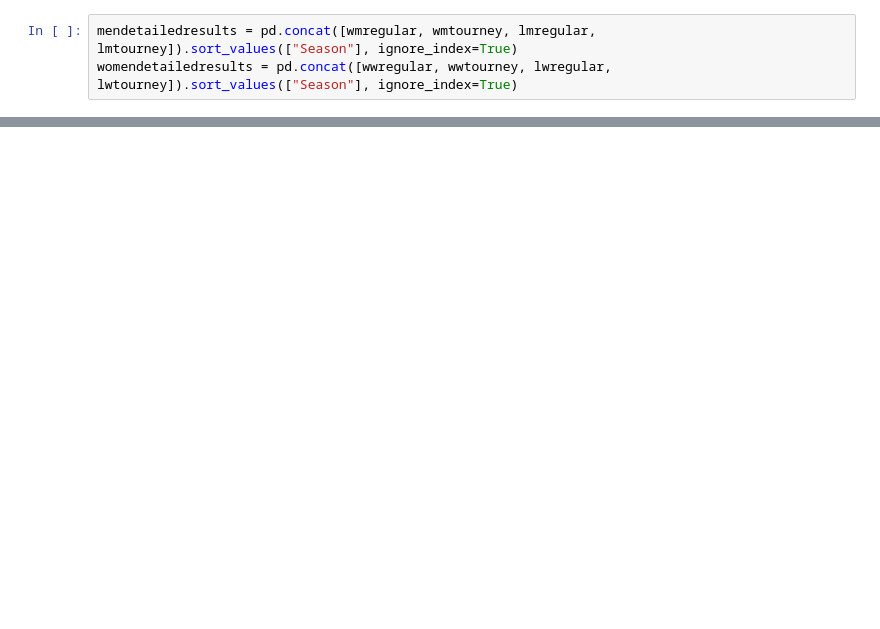
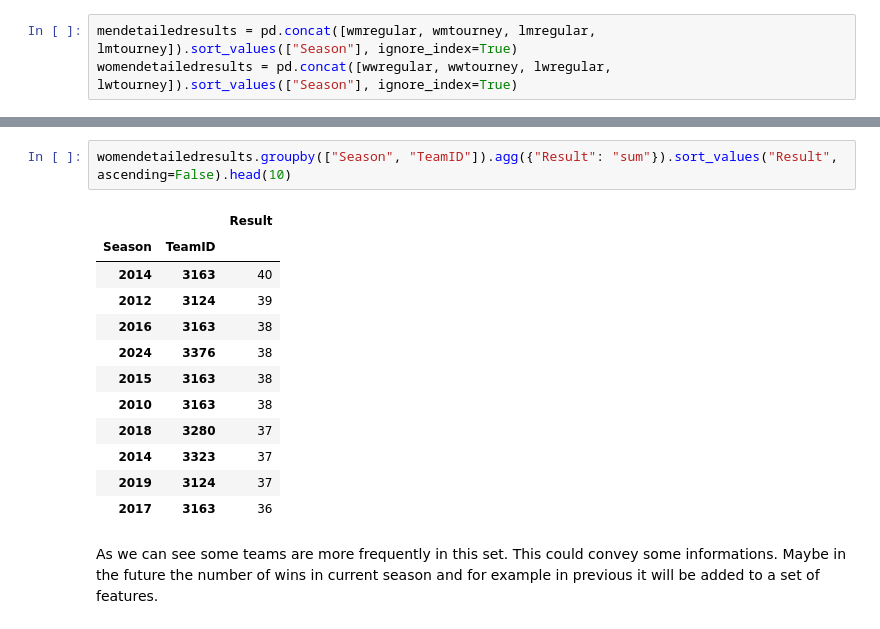
Before and after one commit to KacperUrban/Forecasting-NCAA-BB, a Jupyter notebook: EDA.ipynb, the cells around one changed output, grey strips where cells are left out. Drawn from its saved outputs; the diff is of its cells as text; blank space fills up the shorter version.

```diff
--- a/EDA.ipynb
+++ b/EDA.ipynb
@@ -835,0 +865,17 @@ display(womendetailedresults.head(5))
+# %%
+womendetailedresults.groupby(["Season", "TeamID"]).agg({"Result": "sum"}).sort_values("Result", ascending=False).head(10)
+# %% [output]
+|  |  | Result |
+| Season | TeamID |  |
+| 2014 | 3163 | 40 |
+| 2012 | 3124 | 39 |
+| 2016 | 3163 | 38 |
+| 2024 | 3376 | 38 |
+| 2015 | 3163 | 38 |
+| 2010 | 3163 | 38 |
+| 2018 | 3280 | 37 |
+| 2014 | 3323 | 37 |
+| 2019 | 3124 | 37 |
+| 2017 | 3163 | 36 |
+# %% [markdown]
+As we can see some teams are more frequently in this set. This could convey some informations. Maybe in the future the number of wins in current season and for example in previous it will be added to a set of features.
```
Also changed, not shown: parts of 4 cells of this notebook, 2 other files.
